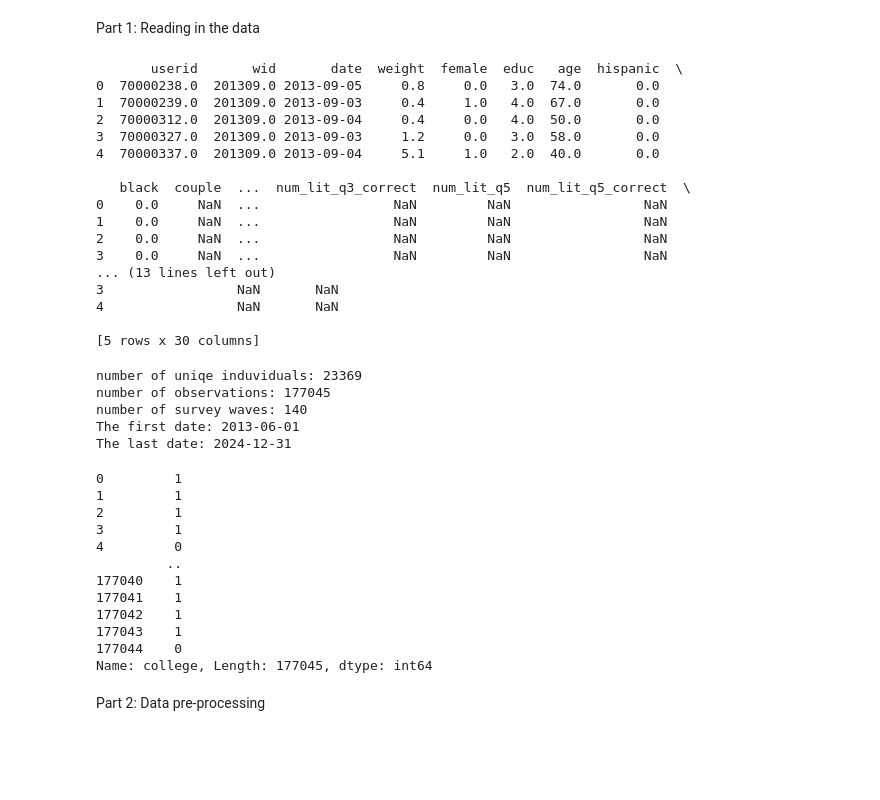
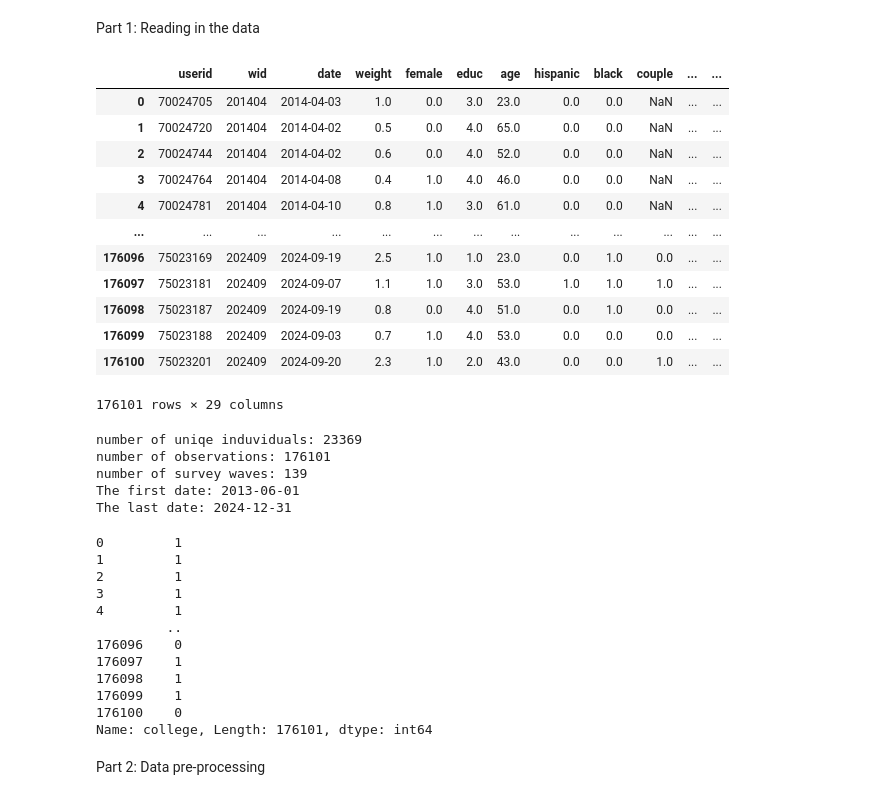
Before and after one commit to Sophiabevers/TECH2-Group-term-paper, a Jupyter notebook: Termpaper HannaK2.ipynb, the cells around one changed output. Cells and saved outputs as stored; diff of their text form; code cells hidden in the pictures; blank space fills up the shorter version.

Commit message:
moved cpi data

```diff
--- a/Termpaper HannaK2.ipynb
+++ b/Termpaper HannaK2.ipynb
@@ -8,36 +9,40 @@ Part 1:
 Reading in the data
 # %%
 
-files = glob.glob('../TECH2-GROUP-TERM-PAPER/data/*.csv')
+
+folder_path = '../TECH2-GROUP-TERM-PAPER/data'  # replace with your folder path
+
+# List all CSV files in the folder
+all_files = [f for f in os.listdir(folder_path) if f.endswith('.csv')]
+
+# Exclude the CPI file (assuming the file name contains 'cpi', case-insensitive)
+files_to_read = [f for f in all_files if 'CPI' not in f.upper()]
+
+# Read all remaining files into a dictionary of DataFrames
 dfs = []
+for file in files_to_read:
+    file_path = os.path.join(folder_path, file)
+    dfa = pd.read_csv(file_path, sep = ';', parse_dates = ['date'] )
+    #data_frames[file] = df
+    dfs.append(dfa)
+df = pd.concat(dfs, ignore_index=True)
+df
 
-for file in files:
-    temp = pd.read_csv(file, sep=';')  # read without parsing dates
-    temp.columns = temp.columns.str.strip()  # remove extra spaces
-    if 'date' in temp.columns:
-        temp['date'] = pd.to_datetime(temp['date'], errors='coerce')  # convert if exists
-    dfs.append(temp)
-
-df = pd.concat(dfs, ignore_index=True)
-print(df.head())
+# Now data_frames contains all your CSVs except the CPI file
 # %% [output]
+|  | userid | wid | date | weight | female | educ | age | hispanic | black | couple | ... | ... |
+| 0 | 70024705 | 201404 | 2014-04-03 | 1.0 | 0.0 | 3.0 | 23.0 | 0.0 | 0.0 | NaN | ... | ... |
+| 1 | 70024720 | 201404 | 2014-04-02 | 0.5 | 0.0 | 4.0 | 65.0 | 0.0 | 0.0 | NaN | ... | ... |
+| 2 | 70024744 | 201404 | 2014-04-02 | 0.6 | 0.0 | 4.0 | 52.0 | 0.0 | 0.0 | NaN | ... | ... |
+| 3 | 70024764 | 201404 | 2014-04-08 | 0.4 | 1.0 | 4.0 | 46.0 | 0.0 | 0.0 | NaN | ... | ... |
+| 4 | 70024781 | 201404 | 2014-04-10 | 0.8 | 1.0 | 3.0 | 61.0 | 0.0 | 0.0 | NaN | ... | ... |
+| ... | ... | ... | ... | ... | ... | ... | ... | ... | ... | ... | ... | ... |
+| 176096 | 75023169 | 202409 | 2024-09-19 | 2.5 | 1.0 | 1.0 | 23.0 | 0.0 | 1.0 | 0.0 | ... | ... |
+| 176097 | 75023181 | 202409 | 2024-09-07 | 1.1 | 1.0 | 3.0 | 53.0 | 1.0 | 1.0 | 1.0 | ... | ... |
+| 176098 | 75023187 | 202409 | 2024-09-19 | 0.8 | 0.0 | 4.0 | 51.0 | 0.0 | 1.0 | 0.0 | ... | ... |
+| 176099 | 75023188 | 202409 | 2024-09-03 | 0.7 | 1.0 | 4.0 | 53.0 | 0.0 | 0.0 | 0.0 | ... | ... |
+| 176100 | 75023201 | 202409 | 2024-09-20 | 2.3 | 1.0 | 2.0 | 43.0 | 0.0 | 0.0 | 1.0 | ... | ... |
-       userid       wid       date  weight  female  educ   age  hispanic  \
-0  70000238.0  201309.0 2013-09-05     0.8     0.0   3.0  74.0       0.0
-1  70000239.0  201309.0 2013-09-03     0.4     1.0   4.0  67.0       0.0
-2  70000312.0  201309.0 2013-09-04     0.4     0.0   4.0  50.0       0.0
-3  70000327.0  201309.0 2013-09-03     1.2     0.0   3.0  58.0       0.0
-4  70000337.0  201309.0 2013-09-04     5.1     1.0   2.0  40.0       0.0
-
-   black  couple  ...  num_lit_q3_correct  num_lit_q5  num_lit_q5_correct  \
-0    0.0     NaN  ...                 NaN         NaN                 NaN
-1    0.0     NaN  ...                 NaN         NaN                 NaN
-2    0.0     NaN  ...                 NaN         NaN                 NaN
-3    0.0     NaN  ...                 NaN         NaN                 NaN
-... (13 lines left out)
-3                 NaN       NaN
-4                 NaN       NaN
-
-[5 rows x 30 columns]
+176101 rows × 29 columns
 # %%
 print(f'number of uniqe induviduals:', df['userid'].nunique())
 print(f'number of observations:', len(df))
@@ -46,8 +51,8 @@ print(f'The first date:', df['date'].min().date())
 print(f'The last date:', df['date'].max().date())
 # %% [output]
 number of uniqe induviduals: 23369
-number of observations: 177045
-number of survey waves: 140
+number of observations: 176101
+number of survey waves: 139
 The first date: 2013-06-01
 The last date: 2024-12-31
 # %%
@@ -60,14 +65,14 @@ df['college']
 1         1
 2         1
 3         1
-4         0
+4         1
          ..
-177040    1
-177041    1
-177042    1
-177043    1
-177044    0
-Name: college, Length: 177045, dtype: int64
+176096    0
+176097    1
+176098    1
+176099    1
+176100    0
+Name: college, Length: 176101, dtype: int64
 # %%
 columnsnum = ['num_lit_q1_correct' ,
  'num_lit_q2_correct',
```
Also changed, not shown: parts of 3 cells of this notebook, 3 other files.
